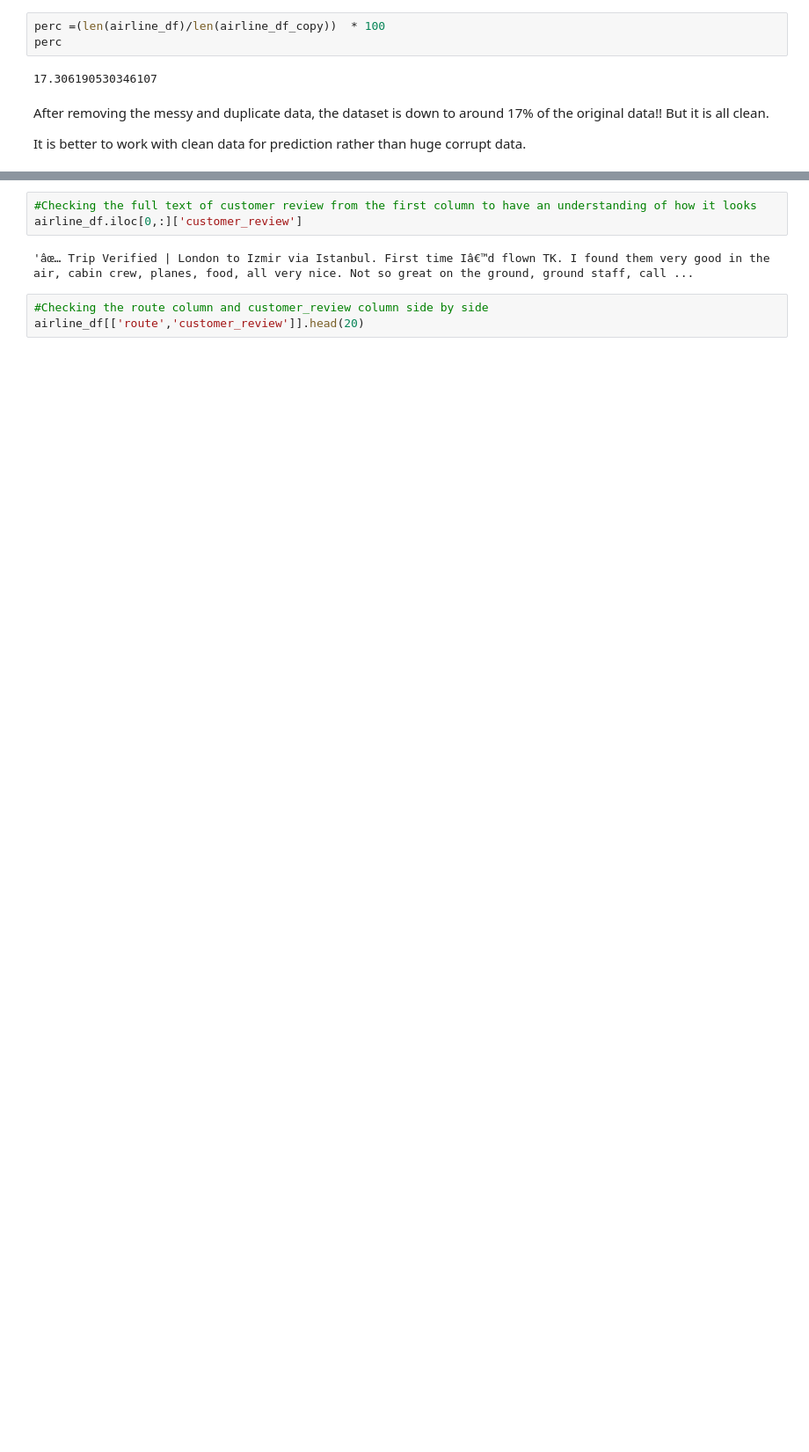
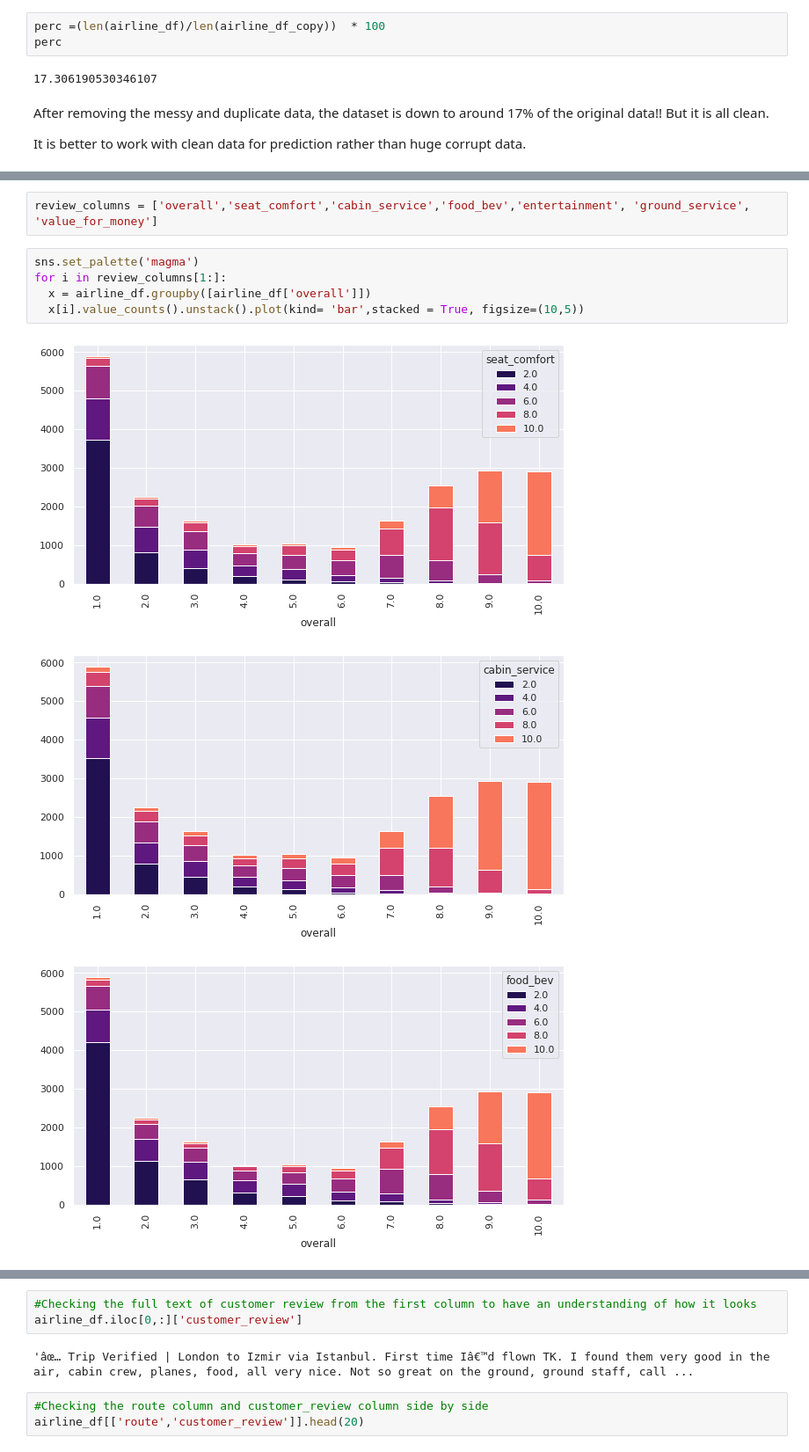
Before and after one commit to NayanaPradeep/Airline-Passenger-Referral-Prediction, a Jupyter notebook: Airline_Passenger_Referral_Prediction_Capstone_Project.ipynb, the cells around one changed output, grey strips where cells are left out. Shown at 88% size. Drawn from its saved outputs; the diff is of its cells as text; blank space fills up the shorter version.

```diff
--- a/Airline_Passenger_Referral_Prediction_Capstone_Project.ipynb
+++ b/Airline_Passenger_Referral_Prediction_Capstone_Project.ipynb
@@ -340,0 +374,11 @@ It is better to work with clean data for prediction rather than huge corrupt dat
+# %%
+review_columns = ['overall','seat_comfort','cabin_service','food_bev','entertainment', 'ground_service', 'value_for_money']
+# %%
+sns.set_palette('magma')
+for i in review_columns[1:]:
+  x = airline_df.groupby([airline_df['overall']])
+  x[i].value_counts().unstack().plot(kind= 'bar',stacked = True, figsize=(10,5))
+# %% [output]
+[figure, added]
+[figure, added]
+[figure, added]
```
Also changed, not shown: parts of 58 cells of this notebook.
